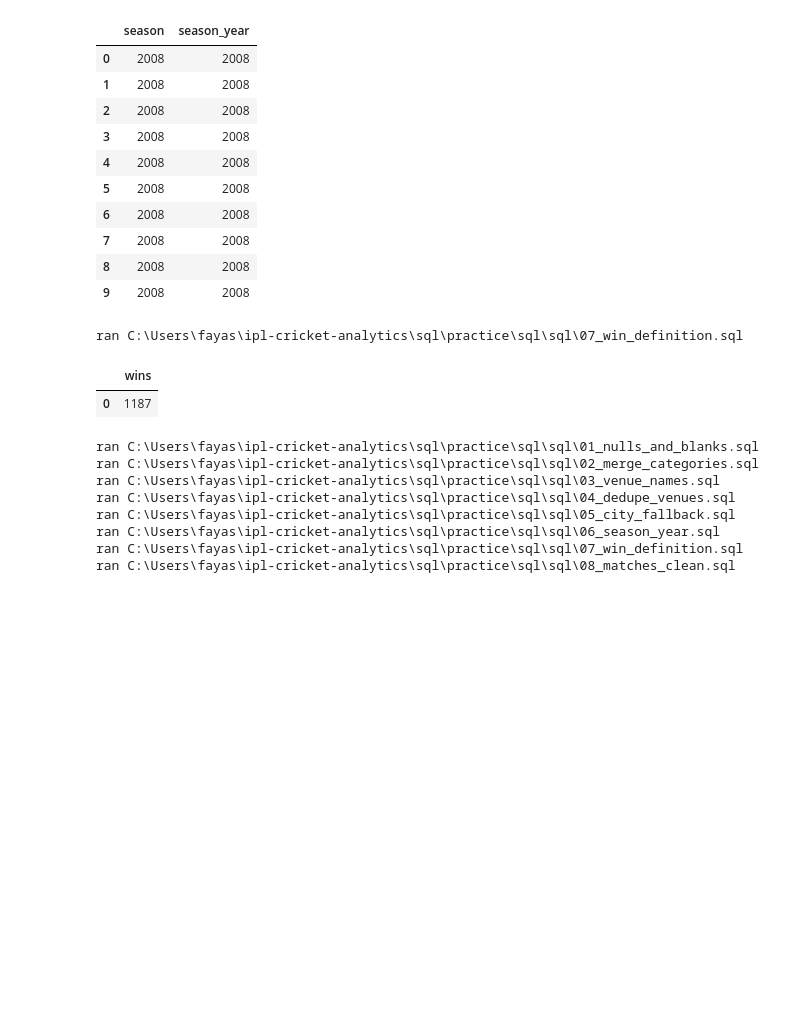
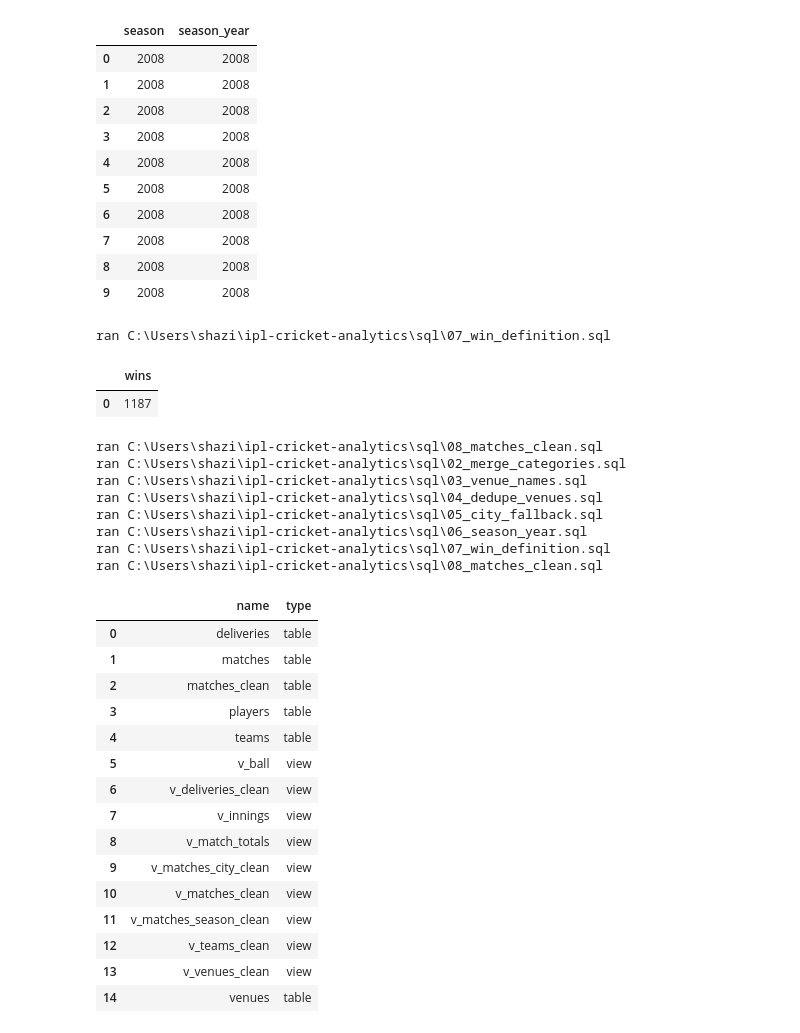
Before and after one commit to muhammedshazeenacbca25dbi-ship-it/ipl-cricket-analytics, a Jupyter notebook: notebooks/02_preparation.ipynb, the cells around one changed output. Cells and saved outputs as stored; diff of their text form; code cells hidden in the pictures; blank space fills up the shorter version.

```diff
--- a/notebooks/02_preparation.ipynb
+++ b/notebooks/02_preparation.ipynb
@@ -123,29 +123,53 @@ q(""" SELECT    season,    season_year FROM v_matches_season_clean LIMIT 10; """
 | 8 | 2008 | 2008 |
 | 9 | 2008 | 2008 |
 # %%
-run_sql_file(r'C:\Users\fayas\ipl-cricket-analytics\sql\practice\sql\sql\07_win_definition.sql')
+run_sql_file(r'C:\Users\shazi\ipl-cricket-analytics\sql\07_win_definition.sql')
 # %% [output]
-ran C:\Users\fayas\ipl-cricket-analytics\sql\practice\sql\sql\07_win_definition.sql
+ran C:\Users\shazi\ipl-cricket-analytics\sql\07_win_definition.sql
 # %%
 q(""" SELECT COUNT(*) AS wins FROM matches WHERE result = 'win'; """)
 # %% [output]
 |  | wins |
 | 0 | 1187 |
 # %%
-run_sql_file(r'C:\Users\fayas\ipl-cricket-analytics\sql\practice\sql\sql\01_nulls_and_blanks.sql')
-run_sql_file(r'C:\Users\fayas\ipl-cricket-analytics\sql\practice\sql\sql\02_merge_categories.sql')
-run_sql_file(r'C:\Users\fayas\ipl-cricket-analytics\sql\practice\sql\sql\03_venue_names.sql')
-run_sql_file(r'C:\Users\fayas\ipl-cricket-analytics\sql\practice\sql\sql\04_dedupe_venues.sql')
-run_sql_file(r'C:\Users\fayas\ipl-cricket-analytics\sql\practice\sql\sql\05_city_fallback.sql')
-run_sql_file(r'C:\Users\fayas\ipl-cricket-analytics\sql\practice\sql\sql\06_season_year.sql')
-run_sql_file(r'C:\Users\fayas\ipl-cricket-analytics\sql\practice\sql\sql\07_win_definition.sql')
-run_sql_file(r'C:\Users\fayas\ipl-cricket-analytics\sql\practice\sql\sql\08_matches_clean.sql')
+run_sql_file(r'C:\Users\shazi\ipl-cricket-analytics\sql\08_matches_clean.sql')
+run_sql_file(r'C:\Users\shazi\ipl-cricket-analytics\sql\02_merge_categories.sql')
+run_sql_file(r'C:\Users\shazi\ipl-cricket-analytics\sql\03_venue_names.sql')
+run_sql_file(r'C:\Users\shazi\ipl-cricket-analytics\sql\04_dedupe_venues.sql')
+run_sql_file(r'C:\Users\shazi\ipl-cricket-analytics\sql\05_city_fallback.sql')
+run_sql_file(r'C:\Users\shazi\ipl-cricket-analytics\sql\06_season_year.sql')
+run_sql_file(r'C:\Users\shazi\ipl-cricket-analytics\sql\07_win_definition.sql')
+run_sql_file(r'C:\Users\shazi\ipl-cricket-analytics\sql\08_matches_clean.sql')
 # %% [output]
-ran C:\Users\fayas\ipl-cricket-analytics\sql\practice\sql\sql\01_nulls_and_blanks.sql
-ran C:\Users\fayas\ipl-cricket-analytics\sql\practice\sql\sql\02_merge_categories.sql
-ran C:\Users\fayas\ipl-cricket-analytics\sql\practice\sql\sql\03_venue_names.sql
-ran C:\Users\fayas\ipl-cricket-analytics\sql\practice\sql\sql\04_dedupe_venues.sql
-ran C:\Users\fayas\ipl-cricket-analytics\sql\practice\sql\sql\05_city_fallback.sql
-ran C:\Users\fayas\ipl-cricket-analytics\sql\practice\sql\sql\06_season_year.sql
-ran C:\Users\fayas\ipl-cricket-analytics\sql\practice\sql\sql\07_win_definition.sql
-ran C:\Users\fayas\ipl-cricket-analytics\sql\practice\sql\sql\08_matches_clean.sql
+ran C:\Users\shazi\ipl-cricket-analytics\sql\08_matches_clean.sql
+ran C:\Users\shazi\ipl-cricket-analytics\sql\02_merge_categories.sql
+ran C:\Users\shazi\ipl-cricket-analytics\sql\03_venue_names.sql
+ran C:\Users\shazi\ipl-cricket-analytics\sql\04_dedupe_venues.sql
+ran C:\Users\shazi\ipl-cricket-analytics\sql\05_city_fallback.sql
+ran C:\Users\shazi\ipl-cricket-analytics\sql\06_season_year.sql
+ran C:\Users\shazi\ipl-cricket-analytics\sql\07_win_definition.sql
+ran C:\Users\shazi\ipl-cricket-analytics\sql\08_matches_clean.sql
+# %%
+q("""
+SELECT name, type
+FROM sqlite_master
+WHERE type IN ('table', 'view')
+ORDER BY name;
+""")
+# %% [output]
+|  | name | type |
+| 0 | deliveries | table |
+| 1 | matches | table |
+| 2 | matches_clean | table |
+| 3 | players | table |
+| 4 | teams | table |
+| 5 | v_ball | view |
+| 6 | v_deliveries_clean | view |
+| 7 | v_innings | view |
+| 8 | v_match_totals | view |
+| 9 | v_matches_city_clean | view |
+| 10 | v_matches_clean | view |
+| 11 | v_matches_season_clean | view |
+| 12 | v_teams_clean | view |
+| 13 | v_venues_clean | view |
+| 14 | venues | table |
```
Also changed, not shown: parts of 9 cells of this notebook, 7 other files.
